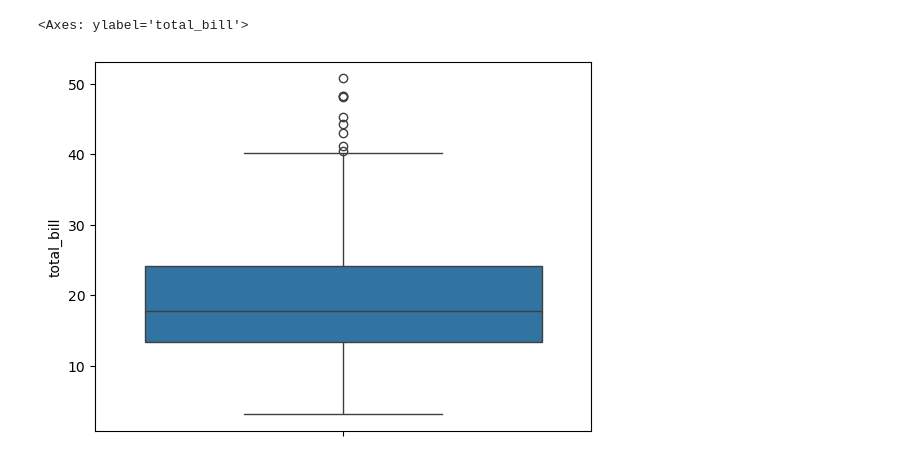
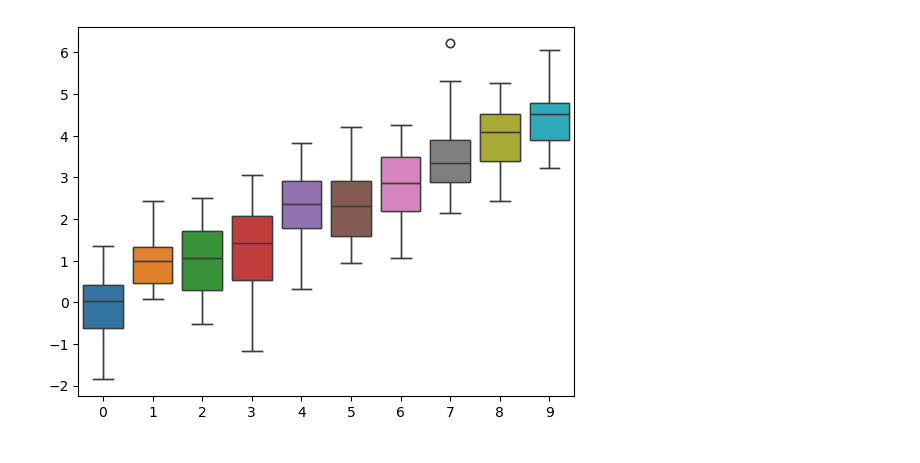
Before and after one commit to carol-maina/dsc-seaborn, a Jupyter notebook: index.ipynb, the cells around one changed output. Cells and saved outputs as stored; diff of their text form; code cells hidden in the pictures.

```diff
--- a/index.ipynb
+++ b/index.ipynb
@@ -139,0 +34,3 @@ Name: total_bill, Length: 244, dtype: float64
+# %%
+data = np.random.normal(size=(20, 10)) + np.arange(10) / 2
+#data
@@ -140,6 +45,5 @@ Name: total_bill, Length: 244, dtype: float64
 # %%
-boxplot = sns.boxplot(data=tips["total_bill"])
-boxplot
+boxplot = sns.boxplot(data=data)
+plt.show()
 # %% [output]
-<Axes: ylabel='total_bill'>
-[figure, old version]
+[figure, new version]
```
Also changed, not shown: parts of 30 cells of this notebook.
